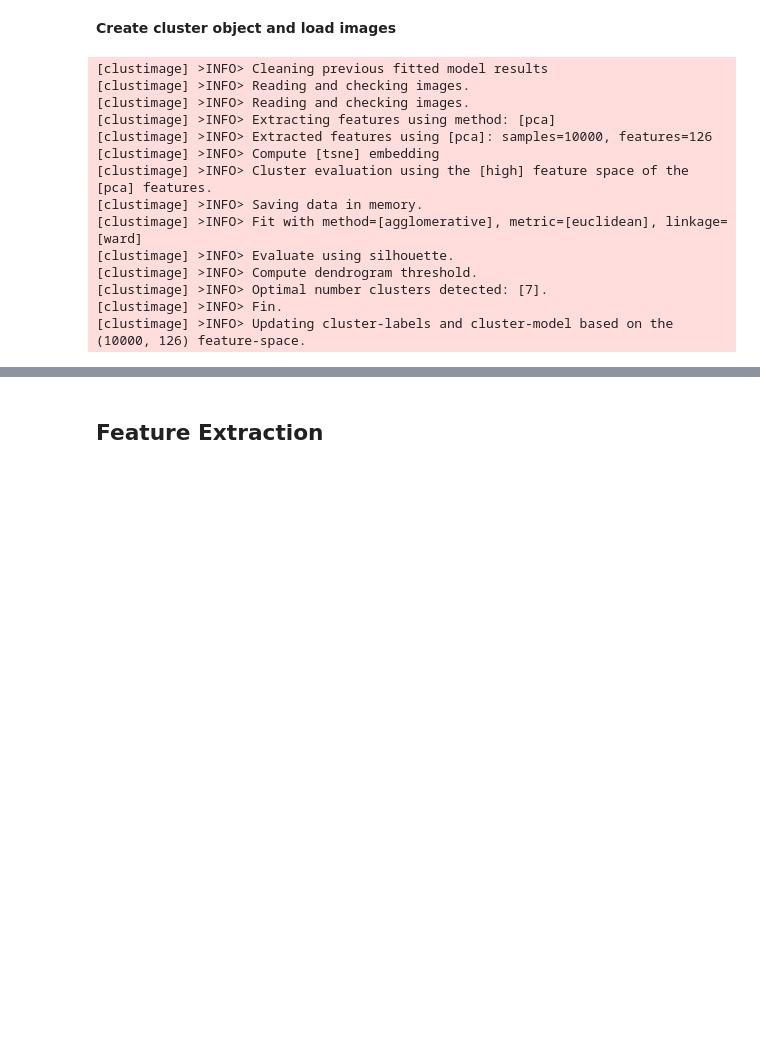
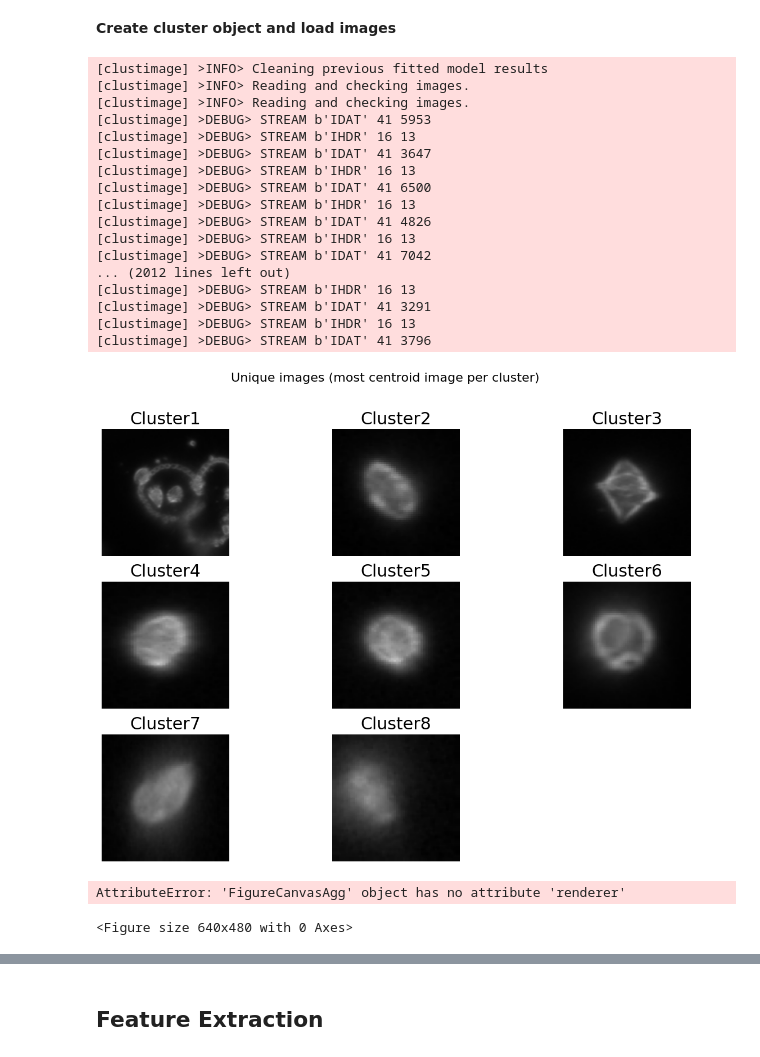
Before and after one commit to CeNCOOS/planktivore_synchro_analysis, a Jupyter notebook: planktivore_clusterImage.ipynb, the cells around one changed output, grey strips where cells are left out. Saved outputs shown, nothing was run; the diff lists cells and outputs as text; code cells hidden in the pictures; blank space fills up the shorter version.

```diff
--- a/planktivore_clusterImage.ipynb
+++ b/planktivore_clusterImage.ipynb
@@ -16,20 +15,52 @@ import numpy as np
 __Create cluster object and load images__
 # %%
 fnames = sorted(glob.glob("./test_data/pngs/*.png"))
-cl = clustimage.Clustimage(method='pca')
-results = cl.fit_transform(fnames[:10000])
+cl = clustimage.Clustimage(grayscale=True, dim=(128,128),method='pca',embedding='tsne',verbose=10)
+results = cl.fit_transform(fnames[:500],)
 # %% [output]
 [clustimage] >INFO> Cleaning previous fitted model results
 [clustimage] >INFO> Reading and checking images.
 [clustimage] >INFO> Reading and checking images.
-[clustimage] >INFO> Extracting features using method: [pca]
-[clustimage] >INFO> Extracted features using [pca]: samples=10000, features=126
-[clustimage] >INFO> Compute [tsne] embedding
-[clustimage] >INFO> Cluster evaluation using the [high] feature space of the [pca] features.
-[clustimage] >INFO> Saving data in memory.
-[clustimage] >INFO> Fit with method=[agglomerative], metric=[euclidean], linkage=[ward]
-[clustimage] >INFO> Evaluate using silhouette.
-[clustimage] >INFO> Compute dendrogram threshold.
-[clustimage] >INFO> Optimal number clusters detected: [7].
-[clustimage] >INFO> Fin.
-[clustimage] >INFO> Updating cluster-labels and cluster-model based on the (10000, 126) feature-space.
+[clustimage] >DEBUG> STREAM b'IDAT' 41 5953
+[clustimage] >DEBUG> STREAM b'IHDR' 16 13
+[clustimage] >DEBUG> STREAM b'IDAT' 41 3647
+[clustimage] >DEBUG> STREAM b'IHDR' 16 13
+[clustimage] >DEBUG> STREAM b'IDAT' 41 6500
+[clustimage] >DEBUG> STREAM b'IHDR' 16 13
+[clustimage] >DEBUG> STREAM b'IDAT' 41 4826
+[clustimage] >DEBUG> STREAM b'IHDR' 16 13
+[clustimage] >DEBUG> STREAM b'IDAT' 41 7042
+... (2012 lines left out)
+[clustimage] >DEBUG> STREAM b'IHDR' 16 13
+[clustimage] >DEBUG> STREAM b'IDAT' 41 3291
+[clustimage] >DEBUG> STREAM b'IHDR' 16 13
+[clustimage] >DEBUG> STREAM b'IDAT' 41 3796
+# %%
+# Evaluate plot
+# cl.plot_unique()
+cl.plot_unique(img_mean=False)
+plt.clf()
+# X = np.array(fig.canvas.renderer.buffer_rgba())
+# plt.imsave('test.png',X)
+# plt.savefig('test.png')
+# plt.savefig(save_name,dpi=300,bbox_inches='tight')
+# cl_short.scatter(dotsize=20, img_mean=False, plt_all=False)
+
+# results = cl.cluster(evaluate='silhouette', cluster='dbscan', cluster_space='low')
+# Dendrogram with cluster evalution
+# cl.dendrogram()
+
+# Change the clustering evaluation approach, metric, minimum expected nr. of clusters etc.
+# labels = cl.cluster(min_clust=10, max_clust=30)
+
+# # Evaluate plot
+# cl.clusteval.plot()
+# cl.scatter(dotsize=50, img_mean=False)
+
+# # If you want to cluster on the low-dimensional space.
+# labels = cl.cluster(min_clust=10, max_clust=50, cluster_space='low', cluster='dbscan')
+# cl.scatter(dotsize=50, img_mean=False)
+# %% [output]
+[figure, added]
+AttributeError: 'FigureCanvasAgg' object has no attribute 'renderer'
+<Figure size 640x480 with 0 Axes>
```
Also changed, not shown: parts of 9 cells of this notebook, 6 other files.
